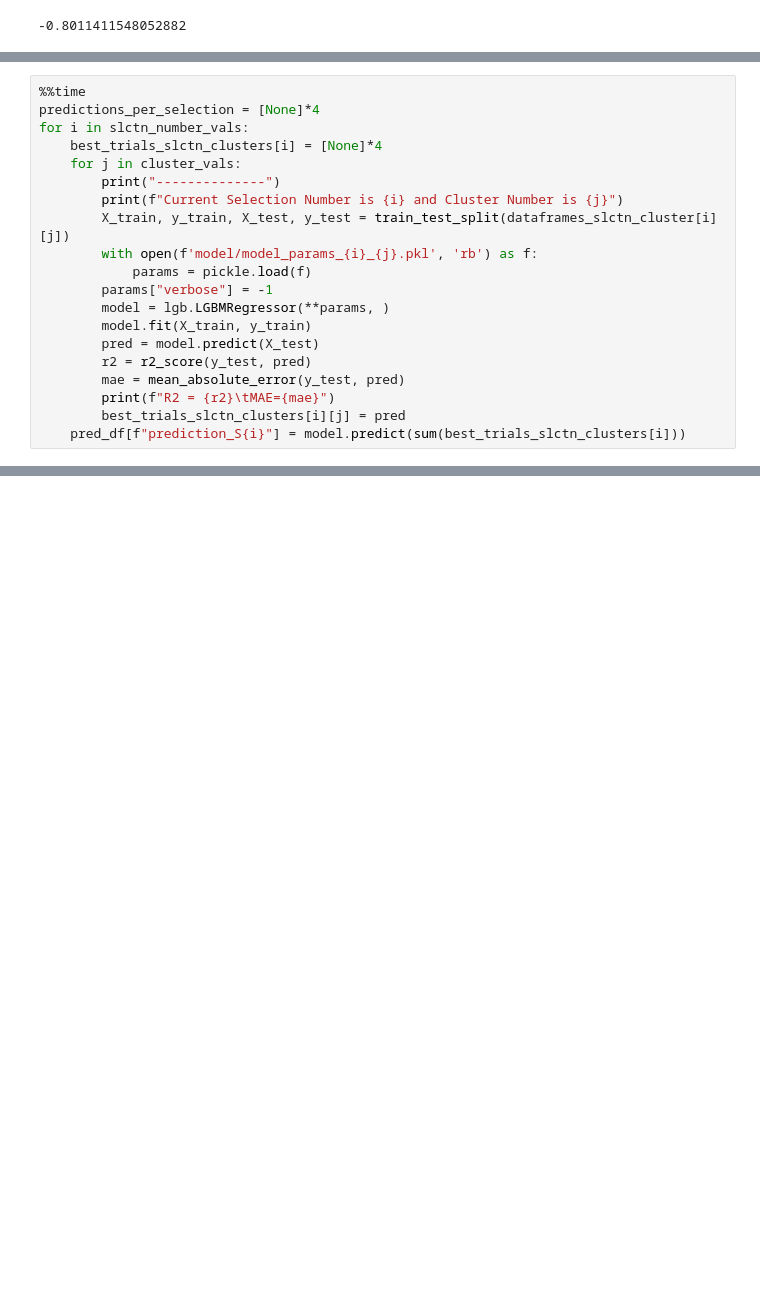
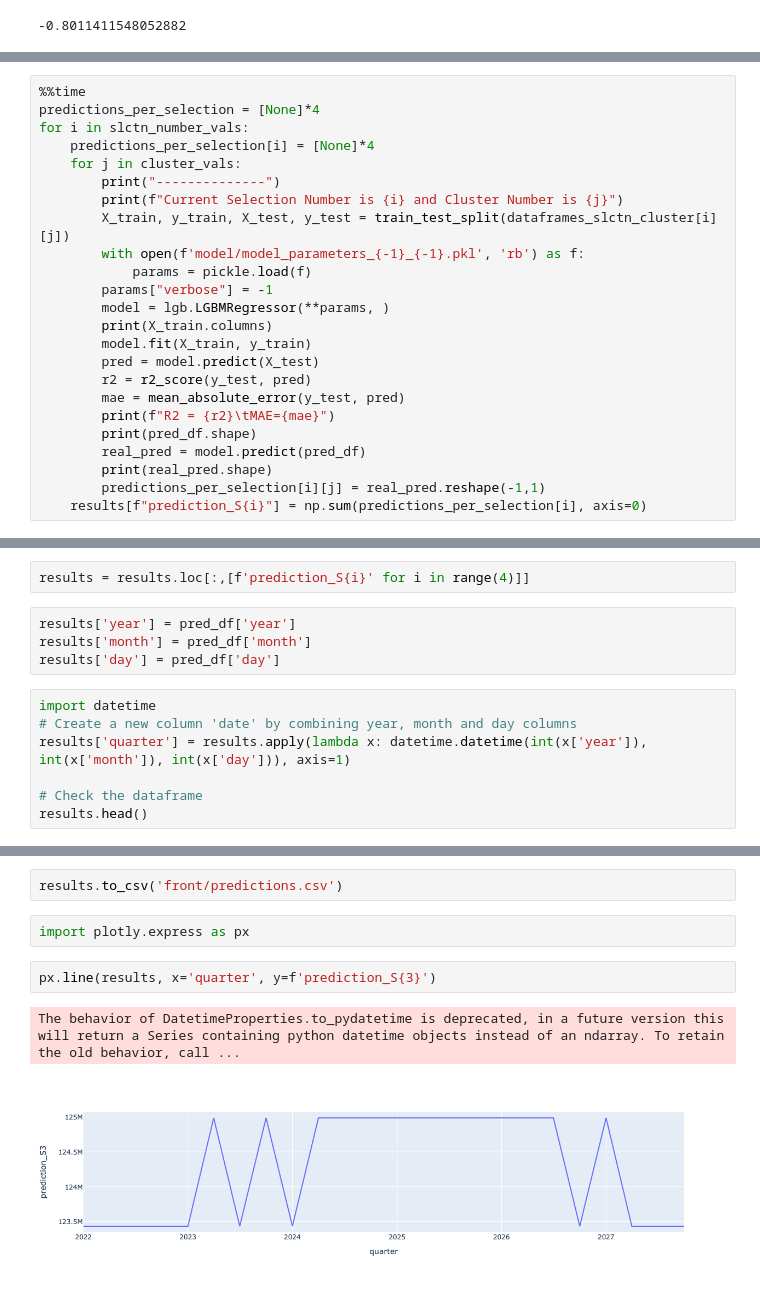
Before and after one commit to Snopoff/NSPF-Financial-Behavior, a Jupyter notebook: Predictions.ipynb, the cells around one changed output, grey strips where cells are left out. Drawn from its saved outputs; the diff is of its cells as text; blank space fills up the shorter version.

Commit message:
predicting

```diff
--- a/Predictions.ipynb
+++ b/Predictions.ipynb
@@ -113,19 +117,23 @@ pred_df["prediction_S3_C3"] = model.predict(pred_df)
 %%time
 predictions_per_selection = [None]*4
 for i in slctn_number_vals:
-    best_trials_slctn_clusters[i] = [None]*4
+    predictions_per_selection[i] = [None]*4
     for j in cluster_vals:
         print("--------------")
         print(f"Current Selection Number is {i} and Cluster Number is {j}")
         X_train, y_train, X_test, y_test = train_test_split(dataframes_slctn_cluster[i][j])
-        with open(f'model/model_params_{i}_{j}.pkl', 'rb') as f:
+        with open(f'model/model_parameters_{-1}_{-1}.pkl', 'rb') as f:
             params = pickle.load(f)
         params["verbose"] = -1
         model = lgb.LGBMRegressor(**params, )
+        print(X_train.columns)
         model.fit(X_train, y_train)
         pred = model.predict(X_test)
         r2 = r2_score(y_test, pred)
         mae = mean_absolute_error(y_test, pred)
         print(f"R2 = {r2}\tMAE={mae}")
-        best_trials_slctn_clusters[i][j] = pred
-    pred_df[f"prediction_S{i}"] = model.predict(sum(best_trials_slctn_clusters[i]))
+        print(pred_df.shape)
+        real_pred = model.predict(pred_df)
+        print(real_pred.shape)
+        predictions_per_selection[i][j] = real_pred.reshape(-1,1)
+    results[f"prediction_S{i}"] = np.sum(predictions_per_selection[i], axis=0)
@@ -138,0 +158,13 @@ def pension_calc(start_payment, payment, age_start, age_finish, retirement_years
+# %%
+results = results.loc[:,[f'prediction_S{i}' for i in range(4)]]
+# %%
+results['year'] = pred_df['year']
+results['month'] = pred_df['month']
+results['day'] = pred_df['day']
+# %%
+import datetime
+# Create a new column 'date' by combining year, month and day columns
+results['quarter'] = results.apply(lambda x: datetime.datetime(int(x['year']), int(x['month']), int(x['day'])), axis=1)
+
+# Check the dataframe
+results.head()
@@ -138,0 +178,9 @@ def pension_calc(start_payment, payment, age_start, age_finish, retirement_years
+# %%
+results.to_csv('front/predictions.csv')
+# %%
+import plotly.express as px
+# %%
+px.line(results, x='quarter', y=f'prediction_S{3}')
+# %% [output]
+The behavior of DatetimeProperties.to_pydatetime is deprecated, in a future version this will return a Series containing python datetime objects instead of an ndarray. To retain the old behavior, call ...
+[figure, added]
```
Also changed, not shown: parts of 12 cells of this notebook, 2 other files.
